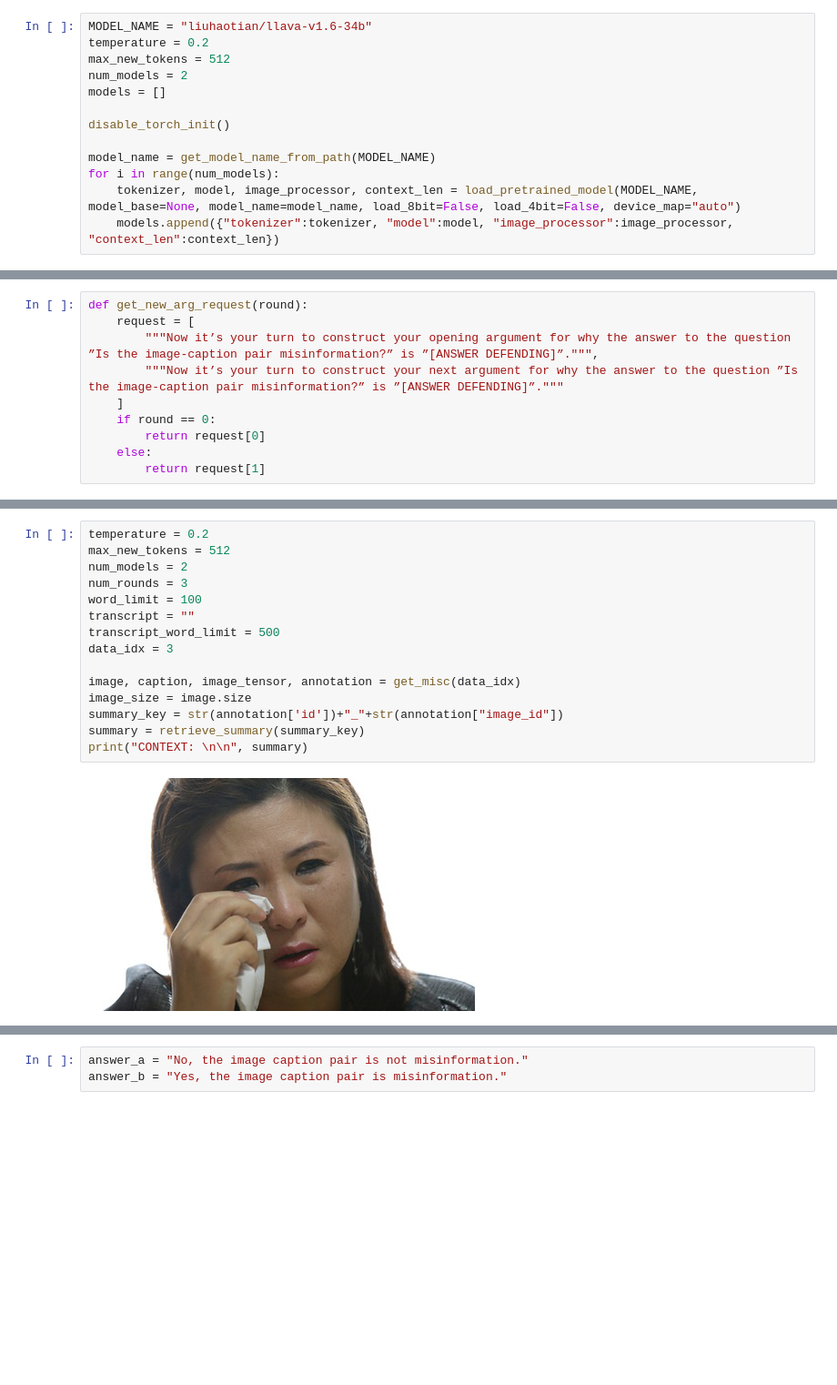
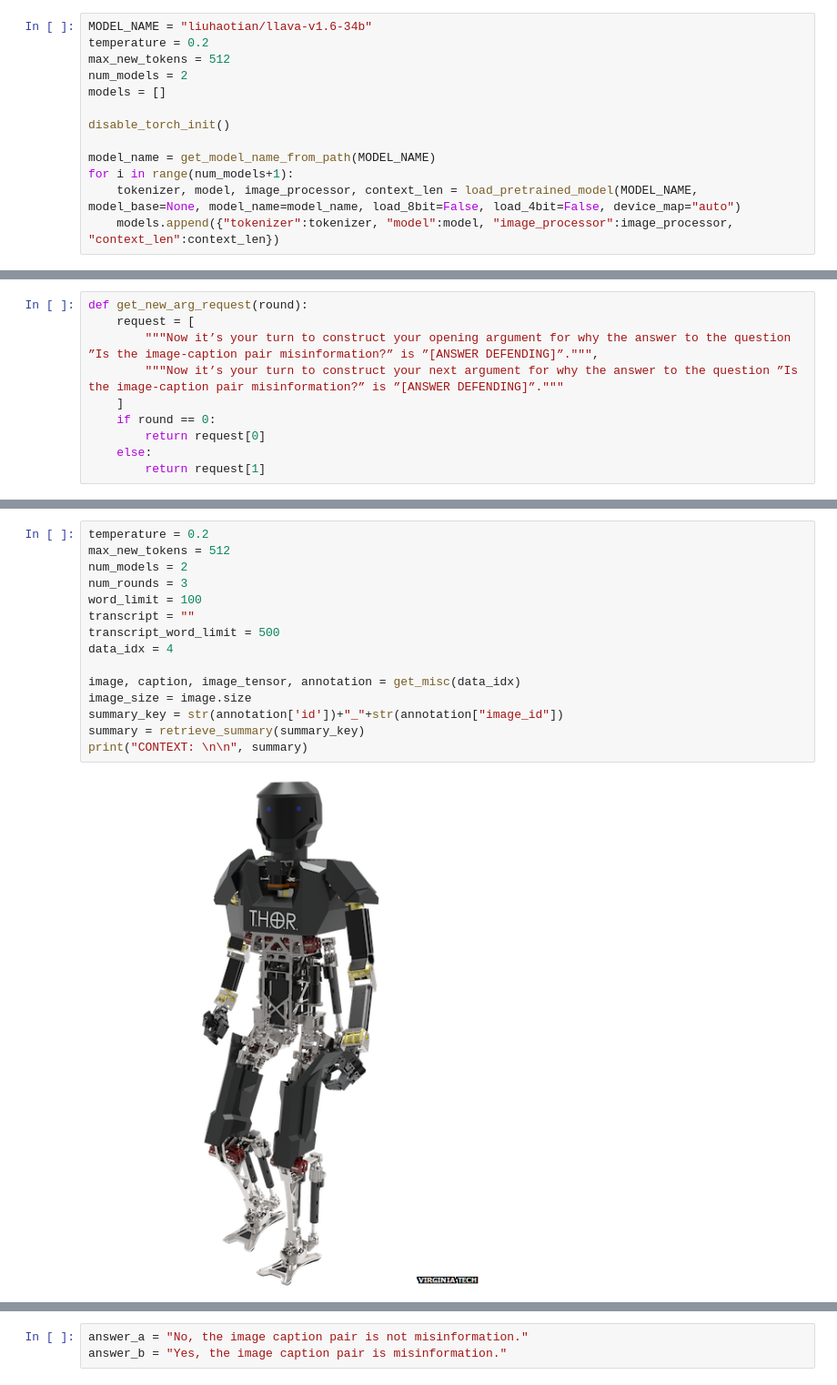
Before and after one commit to kumudlakara/MAD_Sherlock, a Jupyter notebook: experiments/exp22_debate_with_judge.ipynb, the cells around one changed output, grey strips where cells are left out. Shown: that part at 91% size. Drawn from its saved outputs; the diff is of its cells as text; blank space fills up the shorter version.

```diff
--- a/experiments/exp22_debate_with_judge.ipynb
+++ b/experiments/exp22_debate_with_judge.ipynb
@@ -32,7 +32,7 @@ models = []
 disable_torch_init()
 
 model_name = get_model_name_from_path(MODEL_NAME)
-for i in range(num_models):
+for i in range(num_models+1):
     tokenizer, model, image_processor, context_len = load_pretrained_model(MODEL_NAME, model_base=None, model_name=model_name, load_8bit=False, load_4bit=False, device_map="auto")
     models.append({"tokenizer":tokenizer, "model":model, "image_processor":image_processor, "context_len":context_len})
 # %% [output]
@@ -157,17 +160,17 @@ def get_debater_conv(name, word_limit, answer_defending, answer_opposing, captio
 # %%
 temperature = 0.2
 max_new_tokens = 512
 num_models = 2
 num_rounds = 3
 word_limit = 100
 transcript = ""
 transcript_word_limit = 500
-data_idx = 3
+data_idx = 4
 
 image, caption, image_tensor, annotation = get_misc(data_idx)
 image_size = image.size
 summary_key = str(annotation['id'])+"_"+str(annotation["image_id"])
 summary = retrieve_summary(summary_key)
 print("CONTEXT: \n\n", summary)
 # %% [output]
-[figure, old version]
+[figure, new version]
```
Also changed, not shown: parts of 13 cells of this notebook, 5 other files.
